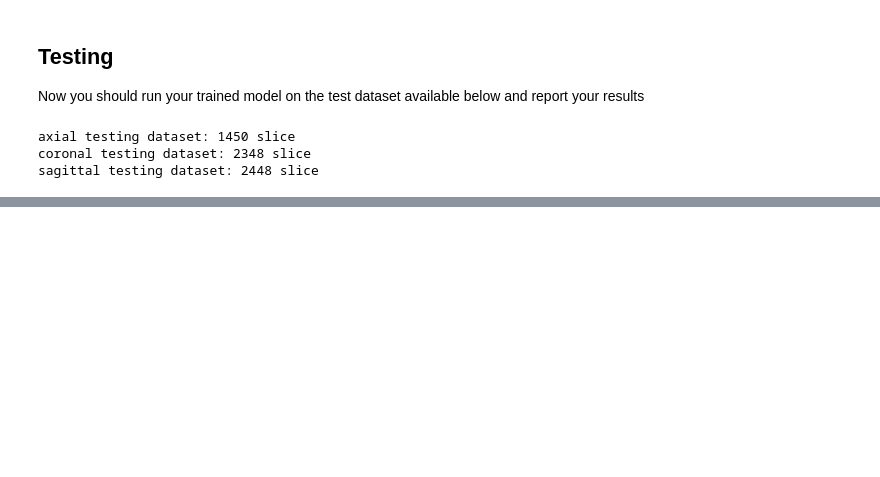
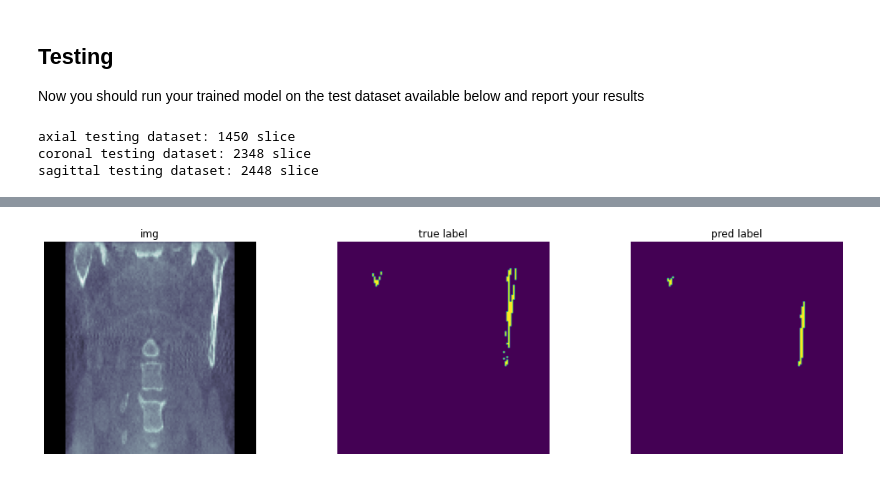
Before and after one commit to WikiGenius/jaws_segmentation, a Jupyter notebook: machine-learning.ipynb, the cells around one changed output, grey strips where cells are left out. Drawn from its saved outputs; the diff is of its cells as text; code cells hidden in the pictures; blank space fills up the shorter version.

```diff
--- a/machine-learning.ipynb
+++ b/machine-learning.ipynb
@@ -353,0 +467,4 @@ sagittal testing dataset: 2448 slice
+# %%
+plot_test_sample(nets_dict=nets_dict, plane='coronal', test_loaders=test_loaders)
+# %% [output]
+[figure, added]
```
Also changed, not shown: parts of 45 cells of this notebook, 11 other files.
